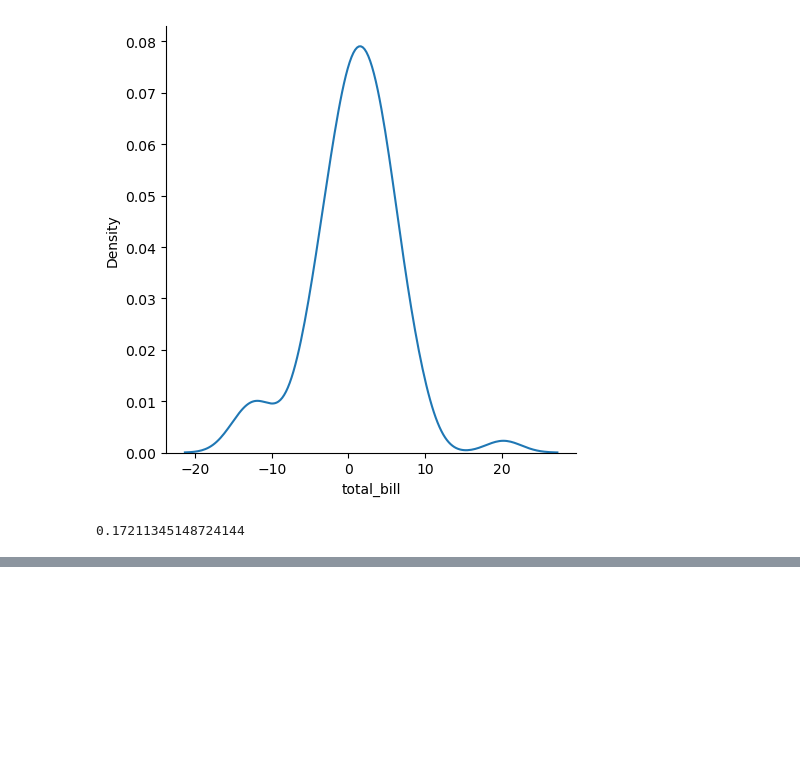
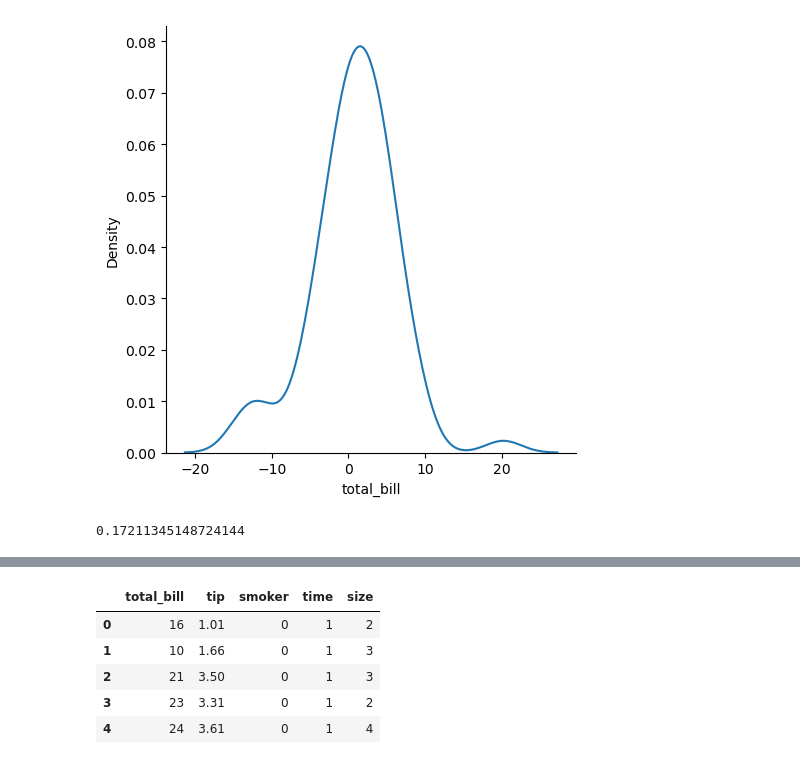
Before and after one commit to RayJ20/Linear-regression-on-tips, a Jupyter notebook: Linear regression on tips.ipynb, the cells around one changed output, grey strips where cells are left out. Saved outputs shown, nothing was run; the diff lists cells and outputs as text; code cells hidden in the pictures; blank space fills up the shorter version.

```diff
--- a/Linear regression on tips.ipynb
+++ b/Linear regression on tips.ipynb
@@ -338,0 +402,11 @@ score
+# %%
+sf.drop(['sex'],axis=1,inplace=True)
+# %%
+sf.head()
+# %% [output]
+|  | total_bill | tip | smoker | time | size |
+| 0 | 16 | 1.01 | 0 | 1 | 2 |
+| 1 | 10 | 1.66 | 0 | 1 | 3 |
+| 2 | 21 | 3.50 | 0 | 1 | 3 |
+| 3 | 23 | 3.31 | 0 | 1 | 2 |
+| 4 | 24 | 3.61 | 0 | 1 | 4 |
```
Also changed, not shown: parts of 23 cells of this notebook.
